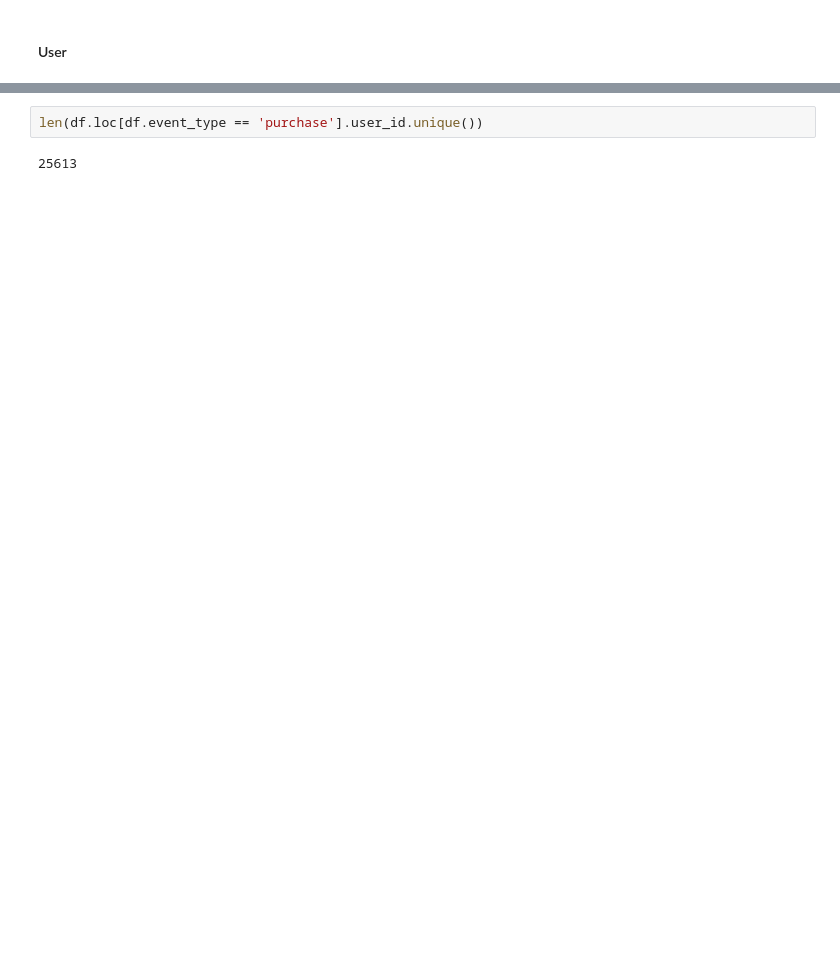
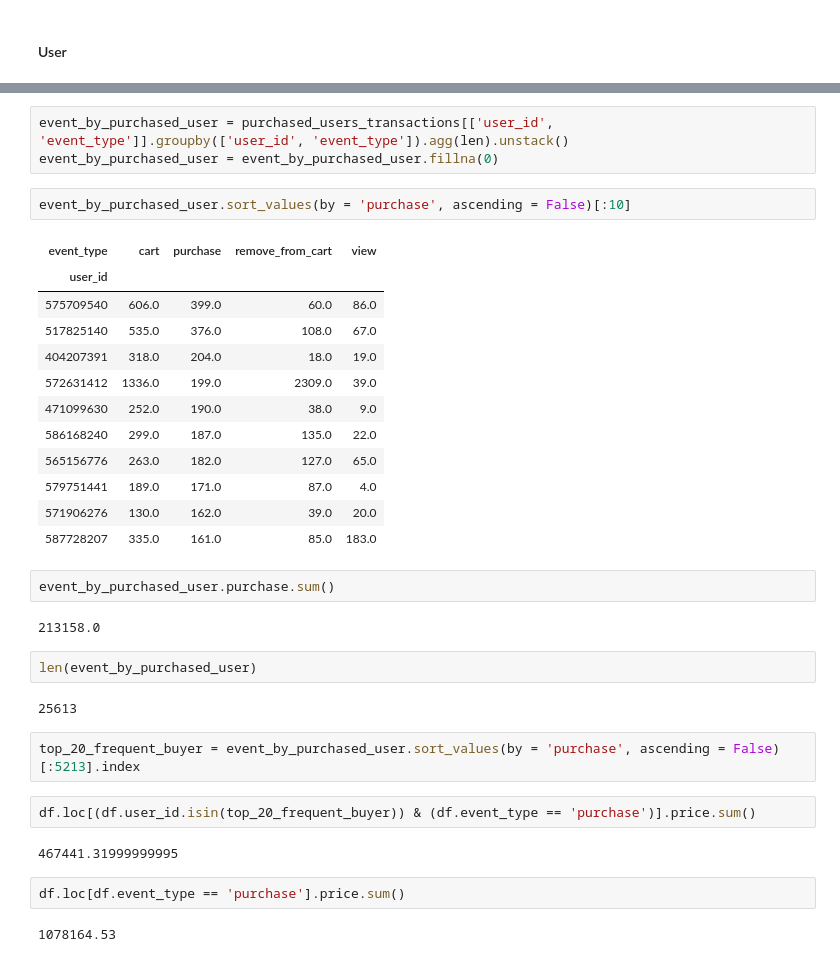
Before and after one commit to seonnyseo/data_analysis, a Jupyter notebook: ecommerce_cosmetic/notebook/eda.ipynb, the cells around one changed output, grey strips where cells are left out. Saved outputs shown, nothing was run; the diff lists cells and outputs as text; blank space fills up the shorter version.

```diff
--- a/ecommerce_cosmetic/notebook/eda.ipynb
+++ b/ecommerce_cosmetic/notebook/eda.ipynb
@@ -379,4 +394,36 @@ len(df.user_id.unique())
+# %%
+event_by_purchased_user = purchased_users_transactions[['user_id', 'event_type']].groupby(['user_id', 'event_type']).agg(len).unstack()
+event_by_purchased_user = event_by_purchased_user.fillna(0)
+# %%
+event_by_purchased_user.sort_values(by = 'purchase', ascending = False)[:10]
+# %% [output]
+| event_type | cart | purchase | remove_from_cart | view |
+| user_id |  |  |  |  |
+| 575709540 | 606.0 | 399.0 | 60.0 | 86.0 |
+| 517825140 | 535.0 | 376.0 | 108.0 | 67.0 |
+| 404207391 | 318.0 | 204.0 | 18.0 | 19.0 |
+| 572631412 | 1336.0 | 199.0 | 2309.0 | 39.0 |
+| 471099630 | 252.0 | 190.0 | 38.0 | 9.0 |
+| 586168240 | 299.0 | 187.0 | 135.0 | 22.0 |
+| 565156776 | 263.0 | 182.0 | 127.0 | 65.0 |
+| 579751441 | 189.0 | 171.0 | 87.0 | 4.0 |
+| 571906276 | 130.0 | 162.0 | 39.0 | 20.0 |
+| 587728207 | 335.0 | 161.0 | 85.0 | 183.0 |
+# %%
+event_by_purchased_user.purchase.sum()
+# %% [output]
+213158.0
+# %%
+len(event_by_purchased_user)
+# %% [output]
+25613
+# %%
+top_20_frequent_buyer = event_by_purchased_user.sort_values(by = 'purchase', ascending = False)[:5213].index
+# %%
+df.loc[(df.user_id.isin(top_20_frequent_buyer)) & (df.event_type == 'purchase')].price.sum()
+# %% [output]
+467441.31999999995
 # %%
-len(df.loc[df.event_type == 'purchase'].user_id.unique())
+df.loc[df.event_type == 'purchase'].price.sum()
 # %% [output]
-25613
+1078164.53
```
Also changed, not shown: parts of 22 cells of this notebook.
